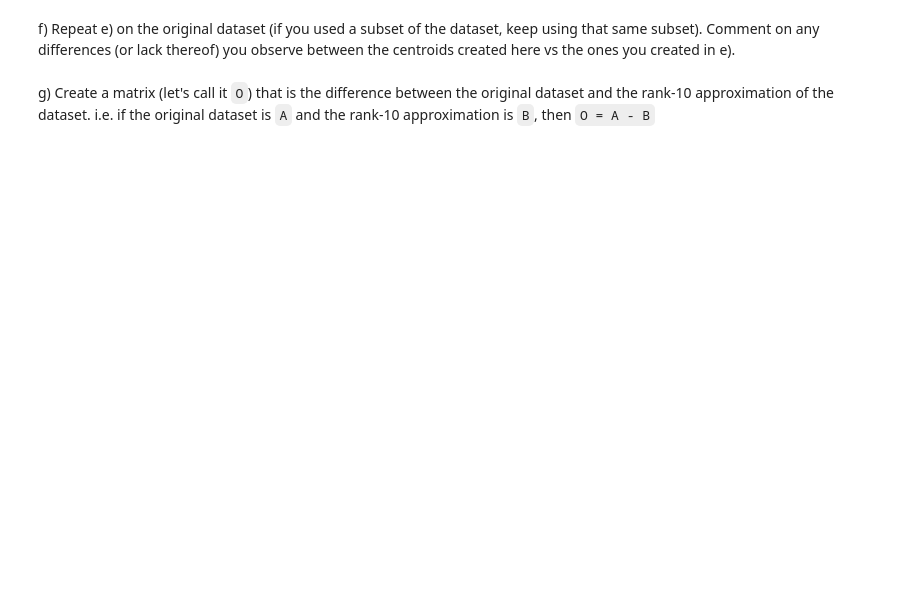
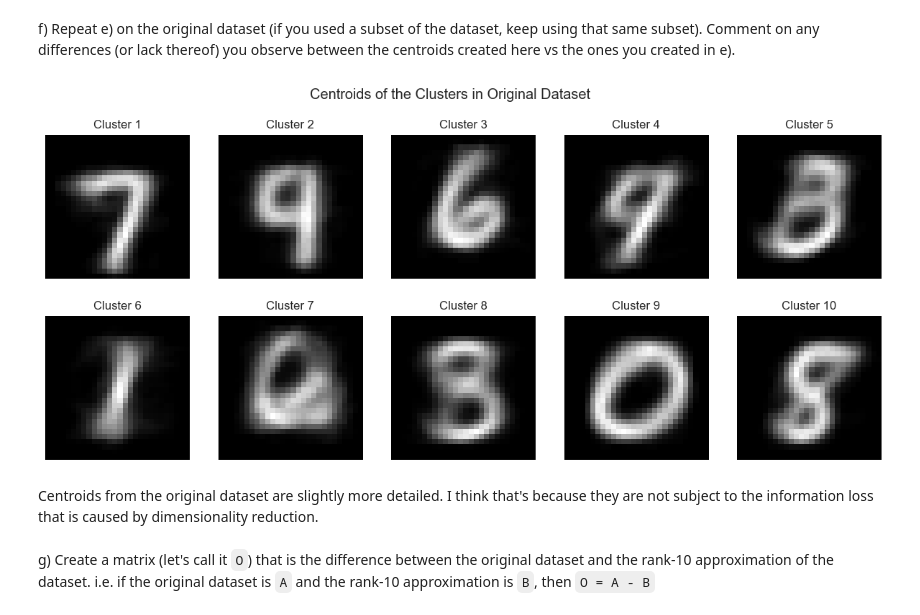
Before and after one commit to MaoMaoCV/Data-Science-Fundamentals, a Jupyter notebook: lecture_10/worksheet_10.ipynb, the cells around one changed output. Saved outputs shown, nothing was run; the diff lists cells and outputs as text; code cells hidden in the pictures; blank space fills up the shorter version.

```diff
--- a/lecture_10/worksheet_10.ipynb
+++ b/lecture_10/worksheet_10.ipynb
@@ -420,4 +464,19 @@ InvalidParameterError: The 'n_clusters' parameter of KMeans must be an int in th
 # %% [markdown]
 f) Repeat e) on the original dataset (if you used a subset of the dataset, keep using that same subset). Comment on any differences (or lack thereof) you observe between the centroids created here vs the ones you created in e).
+# %%
+kmeans_original = KMeans(n_clusters=10, random_state=42)
+kmeans_original.fit(X_sample)  # Assuming X_sample is the subset of the original dataset
+centroids_original = kmeans_original.cluster_centers_
+fig, axs = plt.subplots(2, 5, figsize=(15, 6))
+for i, ax in enumerate(axs.flat):
+    ax.imshow(centroids_original[i].reshape(28, 28), cmap='gray')
+    ax.axis('off')
+    ax.set_title(f'Cluster {i+1}')
+plt.suptitle('Centroids of the Clusters in Original Dataset')
+plt.show()
+# %% [output]
+[figure, added]
+# %% [markdown]
+Centroids from the original dataset are slightly more detailed. I think that's because they are not subject to the information loss that is caused by dimensionality reduction.
 # %% [markdown]
 g) Create a matrix (let's call it `O`) that is the difference between the original dataset and the rank-10 approximation of the dataset. i.e. if the original dataset is `A` and the rank-10 approximation is `B`, then `O = A - B`
```
Also changed, not shown: parts of 9 cells of this notebook.
